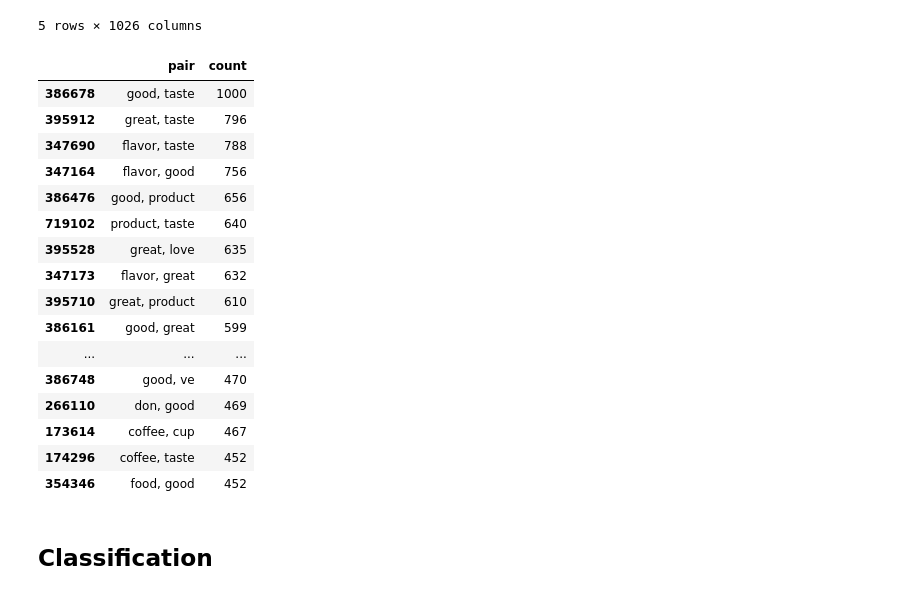
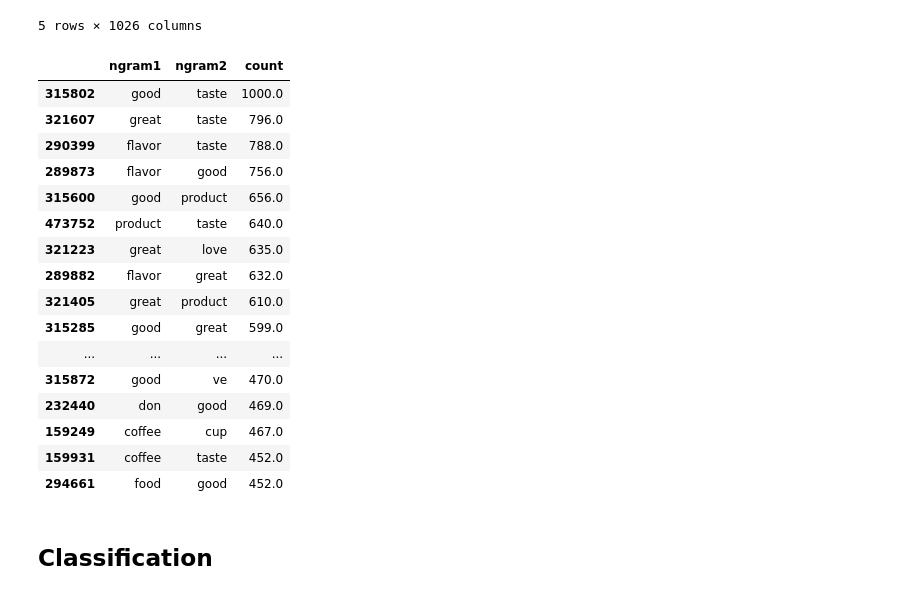
Before and after one commit to patrickvankessel/text-analysis-workshop, a Jupyter notebook: Tutorial.ipynb, the cells around one changed output. Saved outputs shown, nothing was run; the diff lists cells and outputs as text; code cells hidden in the pictures.

```diff
--- a/Tutorial.ipynb
+++ b/Tutorial.ipynb
@@ -29,0 +52,3 @@ sample.head()
+# %%
+sample['pct_helpful'] = sample['HelpfulnessNumerator'] / sample['HelpfulnessDenominator']
+sample['pct_helpful']
@@ -200,31 +409,32 @@ cooccurs.head()
 | actual | 3 | 6 | 1 | 0 | 14 | 8 | 9 | 0 | 3 | 4 | ... |
 | actually | 30 | 23 | 10 | 14 | 0 | 33 | 33 | 4 | 17 | 7 | ... |
 5 rows × 1026 columns
-# %%
-melted = pd.melt(
-    cooccurs.reset_index().rename(columns={"index": "ngram1"}),
-    id_vars=["ngram1"], var_name="ngram2", value_name="count"
-).drop_duplicates()
-melted['pair'] = melted.apply(lambda x: ", ".join(sorted([x['ngram1'], x['ngram2']])), axis=1)
-melted[['pair', 'count']].drop_duplicates().sort_values("count", ascending=False).head(25)
-# %% [output]
-|  | pair | count |
-| 386678 | good, taste | 1000 |
-| 395912 | great, taste | 796 |
-| 347690 | flavor, taste | 788 |
-| 347164 | flavor, good | 756 |
-| 386476 | good, product | 656 |
-| 719102 | product, taste | 640 |
-| 395528 | great, love | 635 |
-| 347173 | flavor, great | 632 |
-| 395710 | great, product | 610 |
-| 386161 | good, great | 599 |
-| ... | ... | ... |
-| 386748 | good, ve | 470 |
-| 266110 | don, good | 469 |
-| 173614 | coffee, cup | 467 |
-| 174296 | coffee, taste | 452 |
-| 354346 | food, good | 452 |
+# %%
+# Use Numpy to produce a boolean map that isolates the upper-right triangle of the matrix
+# This sets the duplicates in the bottom-left half to null
+cooccurs = cooccurs.where(np.triu(np.ones(cooccurs.shape)).astype(np.bool))
+# Stack the dataframe to get a pairwise table of counts
+cooccurs = cooccurs.stack().reset_index()
+cooccurs.columns = ['ngram1', 'ngram2', 'count']
+cooccurs.sort_values("count", ascending=False).head(25)
+# %% [output]
+|  | ngram1 | ngram2 | count |
+| 315802 | good | taste | 1000.0 |
+| 321607 | great | taste | 796.0 |
+| 290399 | flavor | taste | 788.0 |
+| 289873 | flavor | good | 756.0 |
+| 315600 | good | product | 656.0 |
+| 473752 | product | taste | 640.0 |
+| 321223 | great | love | 635.0 |
+| 289882 | flavor | great | 632.0 |
+| 321405 | great | product | 610.0 |
+| 315285 | good | great | 599.0 |
+| ... | ... | ... | ... |
+| 315872 | good | ve | 470.0 |
+| 232440 | don | good | 469.0 |
+| 159249 | coffee | cup | 467.0 |
+| 159931 | coffee | taste | 452.0 |
+| 294661 | food | good | 452.0 |
 # %% [markdown]
 ## Classification
 # %% [markdown]
```
Also changed, not shown: parts of 62 cells of this notebook.
